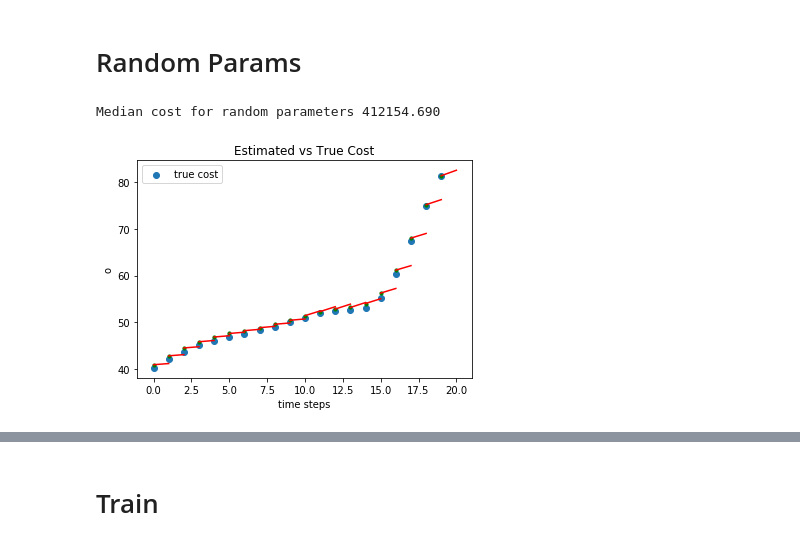
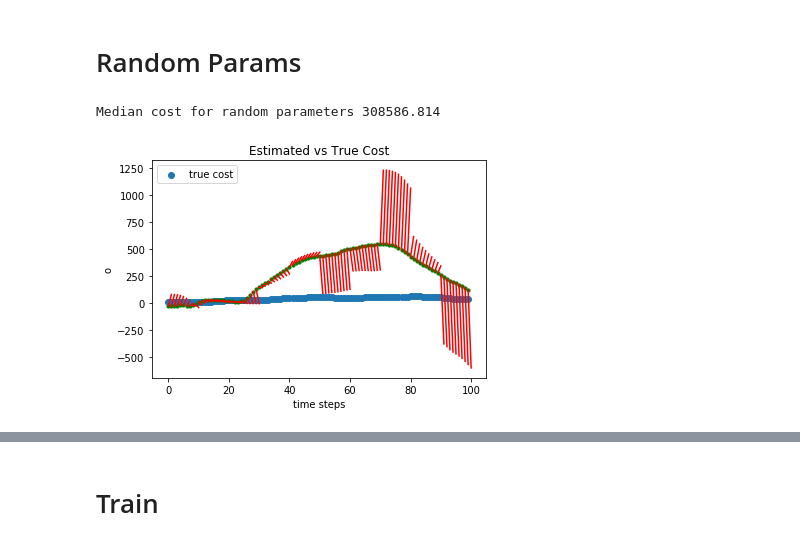
Before and after one commit to UM-ARM-Lab/unreliable-deform-manipulation, a Jupyter notebook: link_bot_notebooks/src/link_bot_notebooks/Agent Testing.ipynb, the cells around one changed output, grey strips where cells are left out. Cells and saved outputs as stored; diff of their text form; code cells hidden in the pictures.

Commit message:
got nice plots of cost and attempted to recover s from o

```diff
--- a/link_bot_notebooks/src/link_bot_notebooks/Agent Testing.ipynb
+++ b/link_bot_notebooks/src/link_bot_notebooks/Agent Testing.ipynb
@@ -22,16 +22,16 @@ N = 100
 costs = np.zeros(N)
 rand_model = tpo.LinearStateSpaceModelWithQuadraticCost(N=6, M=2, L=2)
 for i in range(N):
-    random_params = np.random.randn(model.size())
+    random_params = np.random.randn(rand_model.size())
     rand_model.from_params(random_params)
     costs[i] = tpo.state_prediction_objective(rand_model, g, data, dt)
 print("Median cost for random parameters {:.3f}".format(np.median(costs)))
 # %% [output]
-Median cost for random parameters 412154.690
+Median cost for random parameters 308586.814
 # %%
-tpo.plot_cost(rand_model, data[100:120], dt, g)
+tpo.plot_cost(plt, rand_model, data[0:100], dt, g)
 # %% [output]
-[figure, old version]
+[figure, new version]
 # %%
 tpo.mean_dot_product(rand_model, data, dt, g)
 # %% [output]
```
Also changed, not shown: parts of 10 cells of this notebook, 8 other files.
